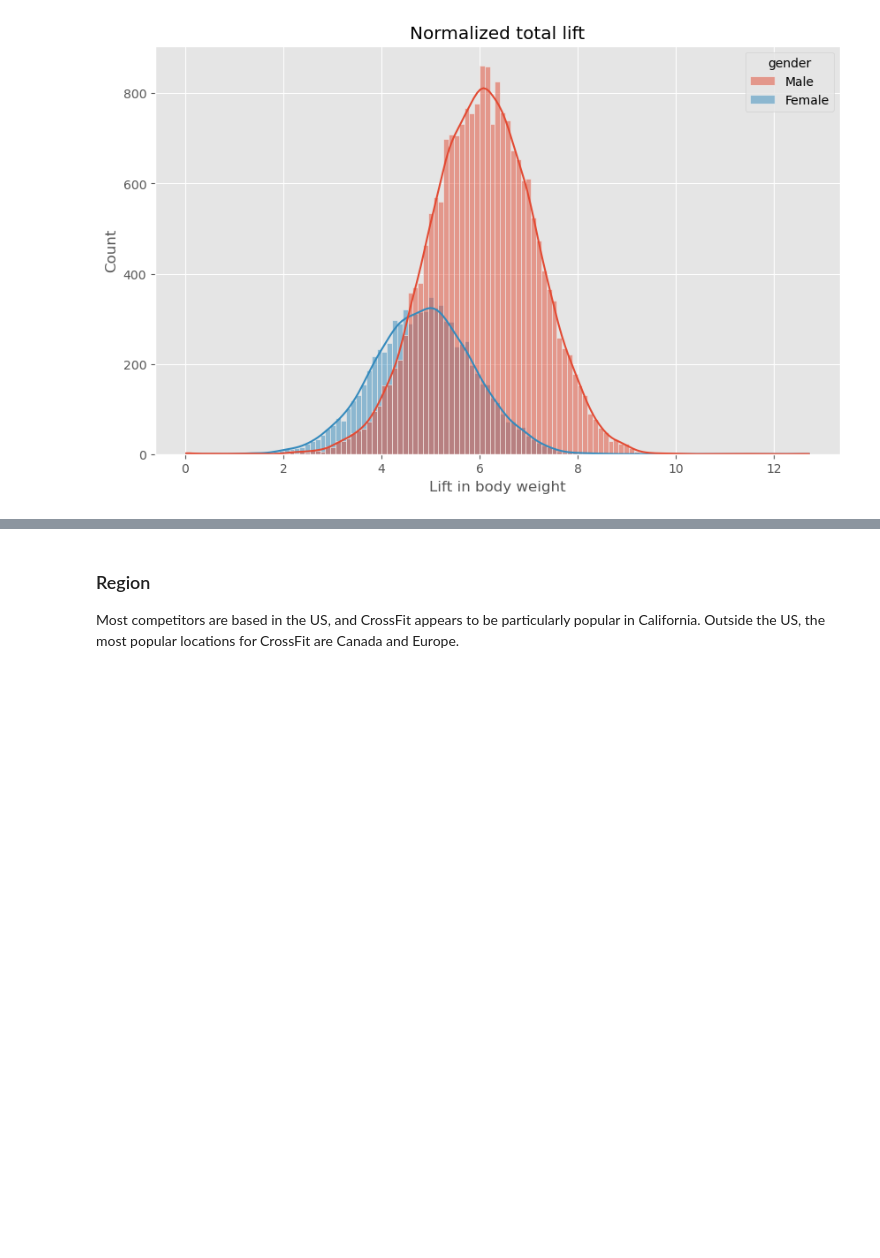
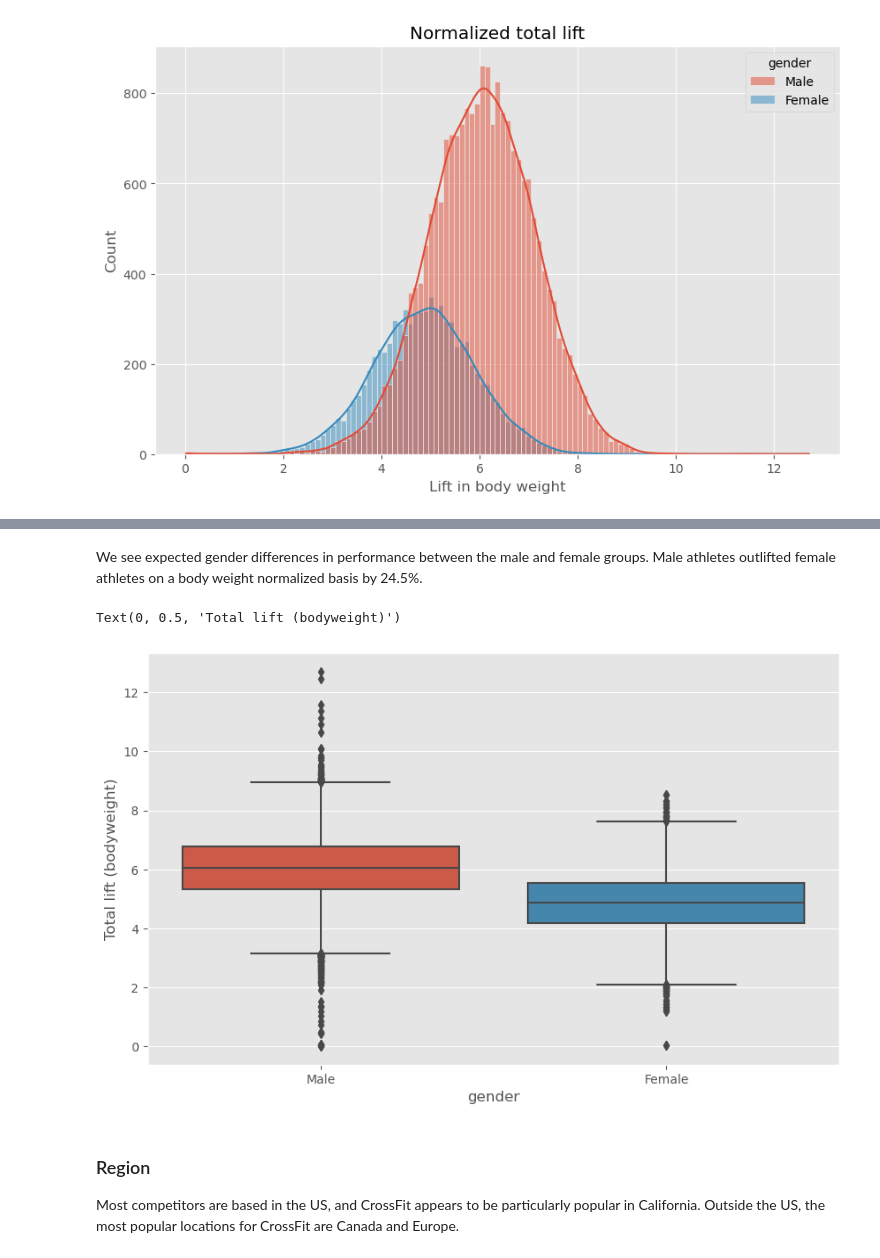
Before and after one commit to NinaCilliers/crossfit_project, a Jupyter notebook: crossfit_project.ipynb, the cells around one changed output, grey strips where cells are left out. Drawn from its saved outputs; the diff is of its cells as text; code cells hidden in the pictures; blank space fills up the shorter version.

```diff
--- a/crossfit_project.ipynb
+++ b/crossfit_project.ipynb
@@ -245,3 +253,13 @@ We explore the data and look for correlations with performance.
+# %% [markdown]
+We see expected gender differences in performance between the male and female groups. Male athletes outlifted female athletes on a body weight normalized basis by 24.5%.
+# %%
+sns.boxplot(x=df.gender, y=df.total_lift)
+plt.ylabel('Total lift (bodyweight)')
+
+#df[['total_lift','gender']].groupby('gender').agg('mean') #(6.05-4.86)/4.86
+# %% [output]
+Text(0, 0.5, 'Total lift (bodyweight)')
+[figure, added]
 # %% [markdown]
 ### Region
 
```
Also changed, not shown: parts of 3 cells of this notebook.
